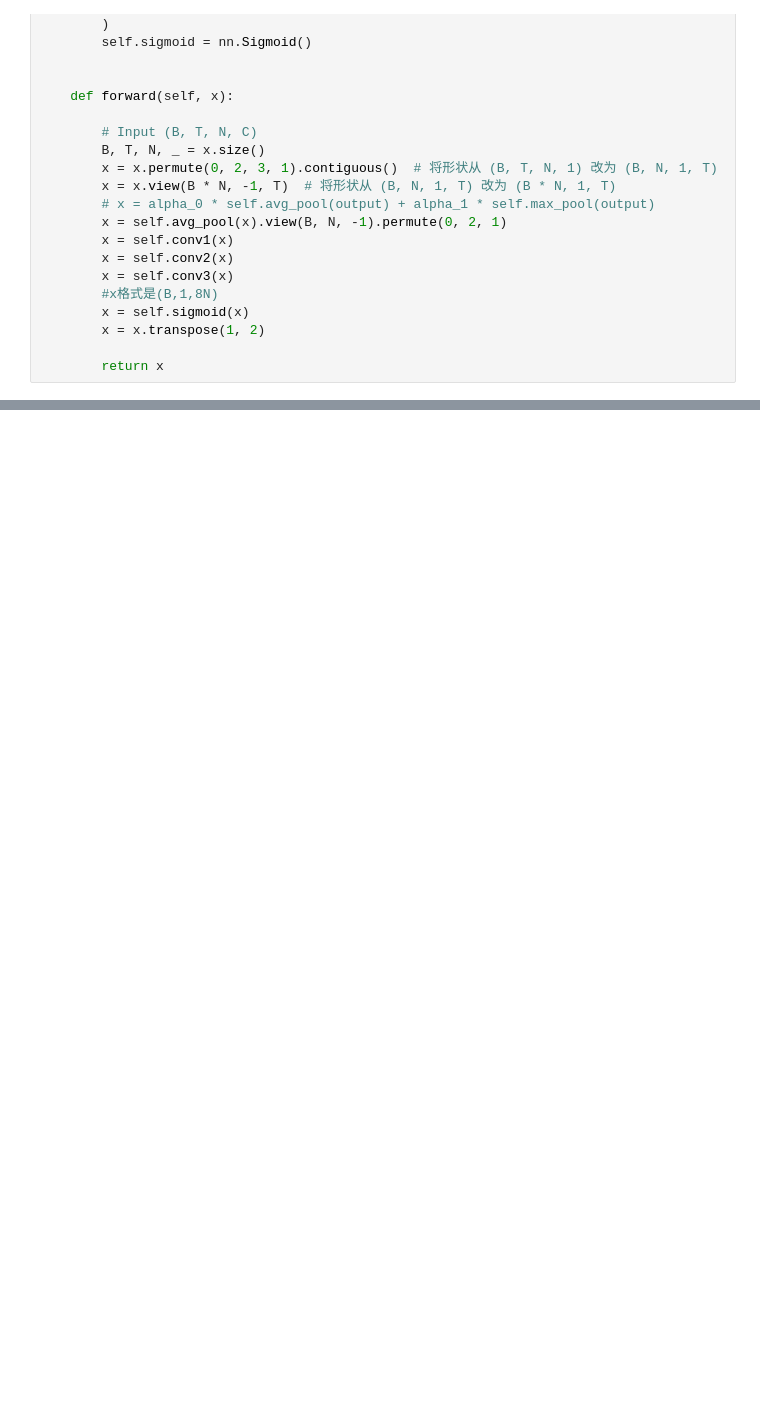
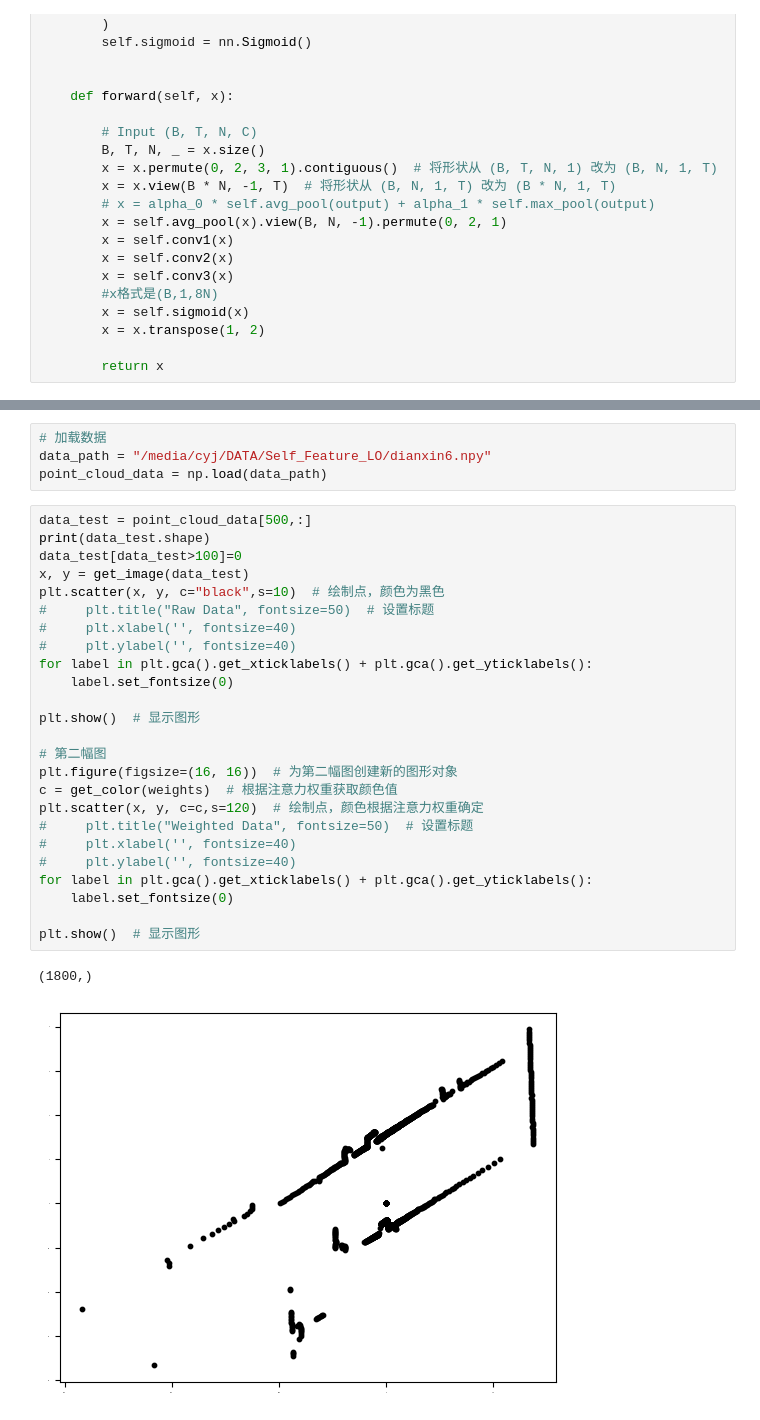
Before and after one commit to YukiaCUI/LSW-NET, a Jupyter notebook: src/point_cloud_processing/src/LSWNet/visualization.ipynb, the cells around one changed output, grey strips where cells are left out. Cells and saved outputs as stored; diff of their text form; blank space fills up the shorter version.

```diff
--- a/src/point_cloud_processing/src/LSWNet/visualization.ipynb
+++ b/src/point_cloud_processing/src/LSWNet/visualization.ipynb
@@ -141,0 +234,32 @@ class LSWNet(nn.Module):
+# %%
+# 加载数据
+data_path = "/media/cyj/DATA/Self_Feature_LO/dianxin6.npy"
+point_cloud_data = np.load(data_path)
+# %%
+data_test = point_cloud_data[500,:]
+print(data_test.shape)
+data_test[data_test>100]=0
+x, y = get_image(data_test)
+plt.scatter(x, y, c="black",s=10)  # 绘制点，颜色为黑色
+#     plt.title("Raw Data", fontsize=50)  # 设置标题
+#     plt.xlabel('', fontsize=40)
+#     plt.ylabel('', fontsize=40)
+for label in plt.gca().get_xticklabels() + plt.gca().get_yticklabels():
+    label.set_fontsize(0)
+
+plt.show()  # 显示图形
+
+# 第二幅图
+plt.figure(figsize=(16, 16))  # 为第二幅图创建新的图形对象
+c = get_color(weights)  # 根据注意力权重获取颜色值
+plt.scatter(x, y, c=c,s=120)  # 绘制点，颜色根据注意力权重确定
+#     plt.title("Weighted Data", fontsize=50)  # 设置标题
+#     plt.xlabel('', fontsize=40)
+#     plt.ylabel('', fontsize=40)
+for label in plt.gca().get_xticklabels() + plt.gca().get_yticklabels():
+    label.set_fontsize(0)
+
+plt.show()  # 显示图形
+# %% [output]
+(1800,)
+[figure, added]
```
Also changed, not shown: parts of 9 cells of this notebook, 4 other files.
